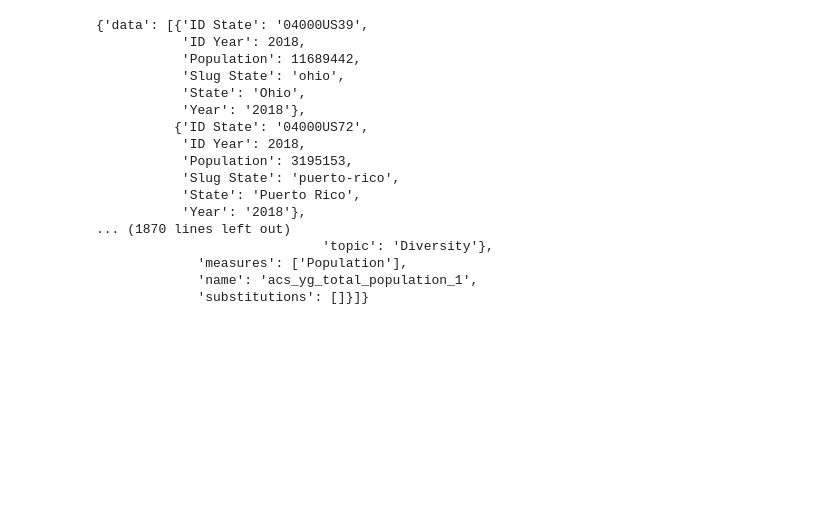
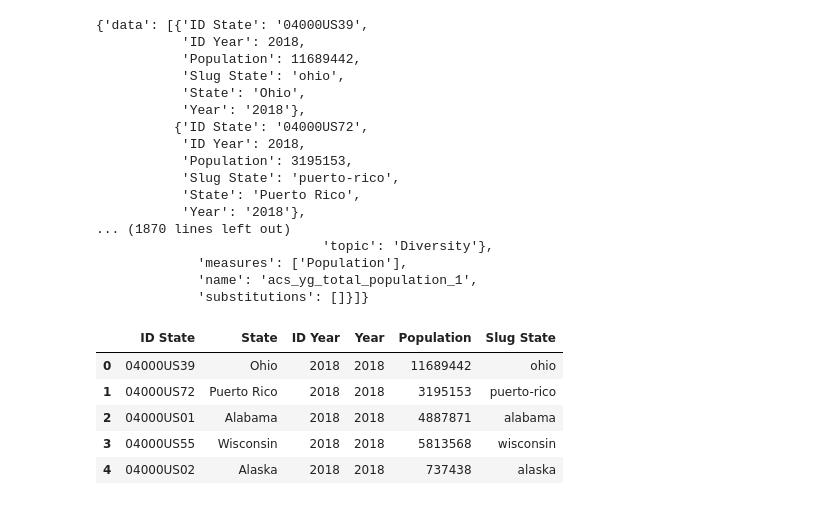
Before and after one commit to goldenb85/Project2, a Jupyter notebook: population.ipynb, the cells around one changed output. Cells and saved outputs as stored; diff of their text form; code cells hidden in the pictures; blank space fills up the shorter version.

```diff
--- a/population.ipynb
+++ b/population.ipynb
@@ -60,0 +65,9 @@ pprint(data)
+# %%
+df.head()
+# %% [output]
+|  | ID State | State | ID Year | Year | Population | Slug State |
+| 0 | 04000US39 | Ohio | 2018 | 2018 | 11689442 | ohio |
+| 1 | 04000US72 | Puerto Rico | 2018 | 2018 | 3195153 | puerto-rico |
+| 2 | 04000US01 | Alabama | 2018 | 2018 | 4887871 | alabama |
+| 3 | 04000US55 | Wisconsin | 2018 | 2018 | 5813568 | wisconsin |
+| 4 | 04000US02 | Alaska | 2018 | 2018 | 737438 | alaska |
```
Also changed, not shown: parts of 8 cells of this notebook, 4 other files.
